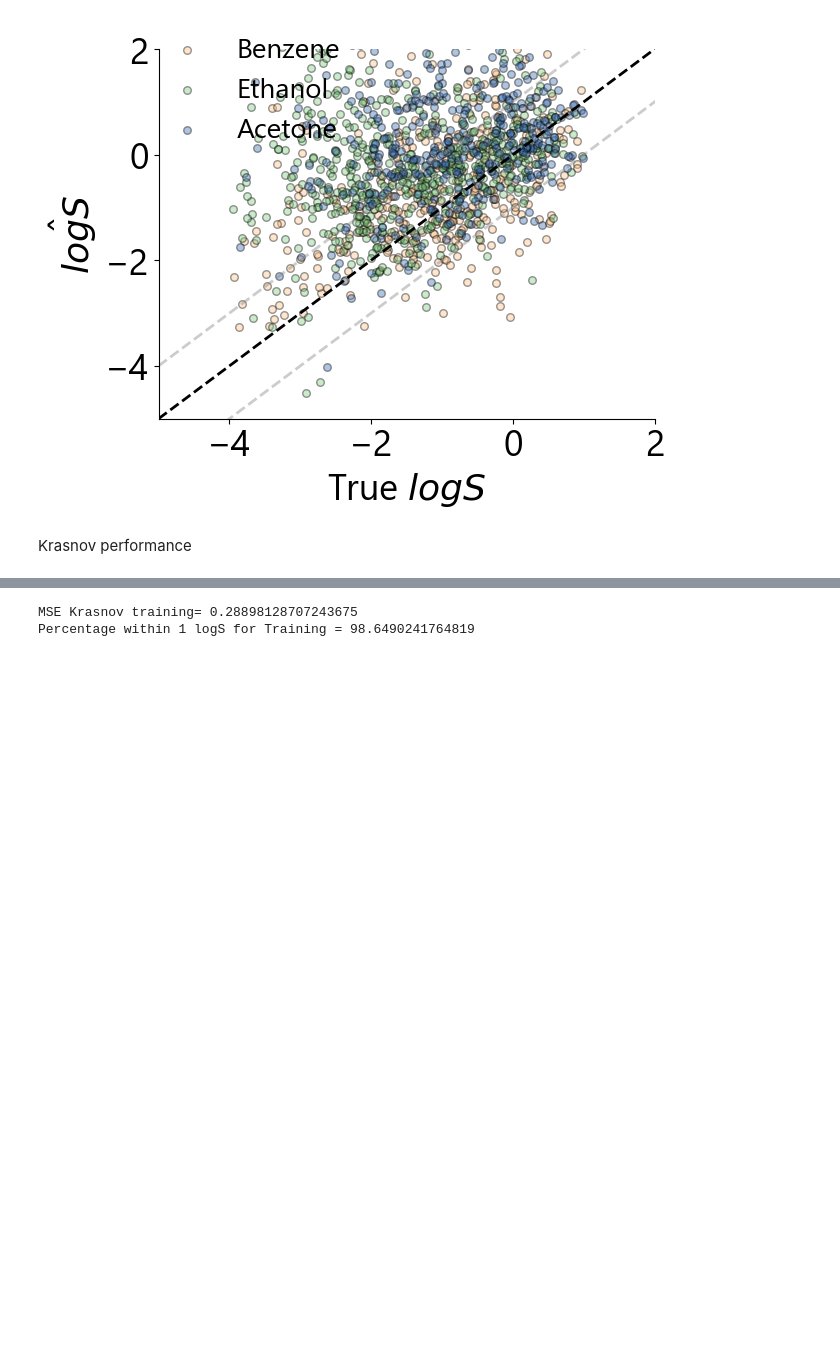
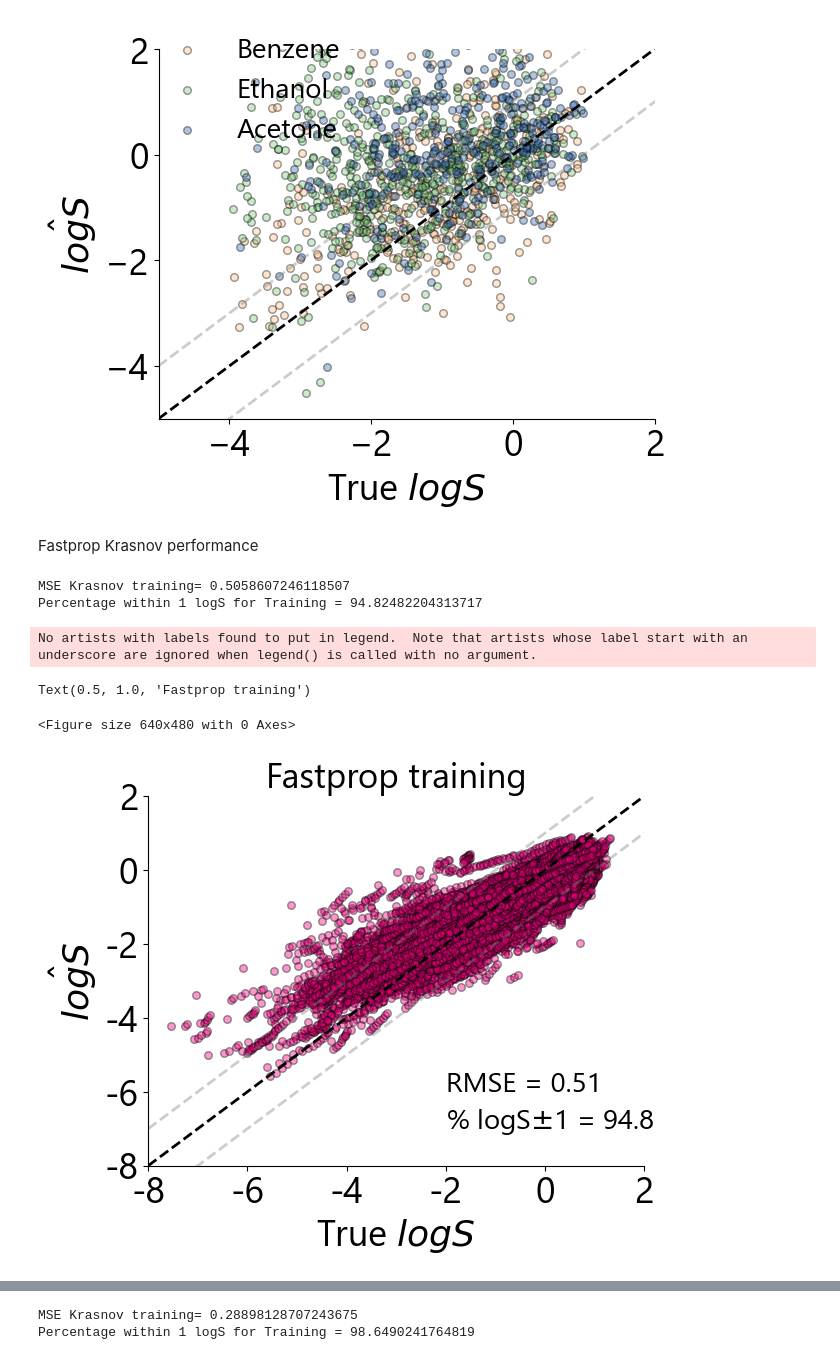
Before and after one commit to JacksonBurns/fastsolv, a Jupyter notebook: figures/figure_2.ipynb, the cells around one changed output, grey strips where cells are left out. Saved outputs shown, nothing was run; the diff lists cells and outputs as text; code cells hidden in the pictures; blank space fills up the shorter version.

```diff
--- a/figures/figure_2.ipynb
+++ b/figures/figure_2.ipynb
@@ -110,5 +110,43 @@ MSE Solprop= 2.0396862161230156
 Percentage within 1 logS for Solprop = 50.69348127600555
 <Figure size 640x480 with 0 Axes>
 [figure]
-# %% [markdown]
-Krasnov performance
+# %% [markdown]
+Fastprop Krasnov performance
+# %%
+_src_dir: str = os.path.join(r"C:\Users\ChemeGrad2021\Documents\highsol\final_results\final_results", "plain")
+training_performance: pd.DataFrame = pd.read_csv(os.path.join(_src_dir, "bigsoldb_downsample_predictions.csv"))
+mse_training, percentage_within_1_unit_training = stats(training_performance['logS_true'], training_performance['logS_pred'])
+print("MSE Krasnov training= " + f"{np.sqrt(mse_training)}",
+      "\nPercentage within 1 logS for Training = " + f"{percentage_within_1_unit_training}")
+# %% [output]
+MSE Krasnov training= 0.5058607246118507
+Percentage within 1 logS for Training = 94.82482204313717
+# %%
+plt.figure(figsize=[6.4,4.8])
+fig, ax1 = plt.subplots()
+
+ax1.plot([-8, 8], [-8,8], linestyle = '--', linewidth = 2, color = 'black')
+ax1.plot([-8, 8], [-9,7], linestyle = '--', linewidth = 2, color = 'gray', alpha = 0.4)
+ax1.plot([-8, 8], [-7,9], linestyle = '--', linewidth = 2, color = 'gray', alpha = 0.4)
+
+ax1.scatter(training_performance['logS_true'],training_performance['logS_pred'], alpha =0.4, s = 30, edgecolors = 'black', color = colors[5])
+
+
+ax1.set_xlim([-8, 2])
+ax1.set_xticks([-8, -6, -4, -2, 0, 2])
+ax1.set_xticklabels([-8, -6, -4, -2, 0, 2])
+ax1.set_ylim([-8,2])
+ax1.set_yticklabels([-8, -6, -4, -2, 0, 2])
+
+ax1.set_ylabel(r"$\hat{logS}$")
+ax1.set_xlabel(r"True $logS$")
+ax1.legend(prop={'size': 20}, loc = 'upper left', frameon = False, bbox_to_anchor=(-0.05,1.1))
+ax1.spines[['right', 'top']].set_visible(False)
+ax1.text(-2,-6, f"RMSE = {np.sqrt(mse_training):.2f}", fontsize = 20)
+ax1.text(-2,-7, '% logS' + r'$\pm$'  + f"1 = {percentage_within_1_unit_training:.1f}", fontsize = 20)
+ax1.set_title("Fastprop training", fontsize = 25)
+# %% [output]
+No artists with labels found to put in legend.  Note that artists whose label start with an underscore are ignored when legend() is called with no argument.
+Text(0.5, 1.0, 'Fastprop training')
+<Figure size 640x480 with 0 Axes>
+[figure, added]
```
Also changed, not shown: parts of 9 cells of this notebook, 3 other files.
